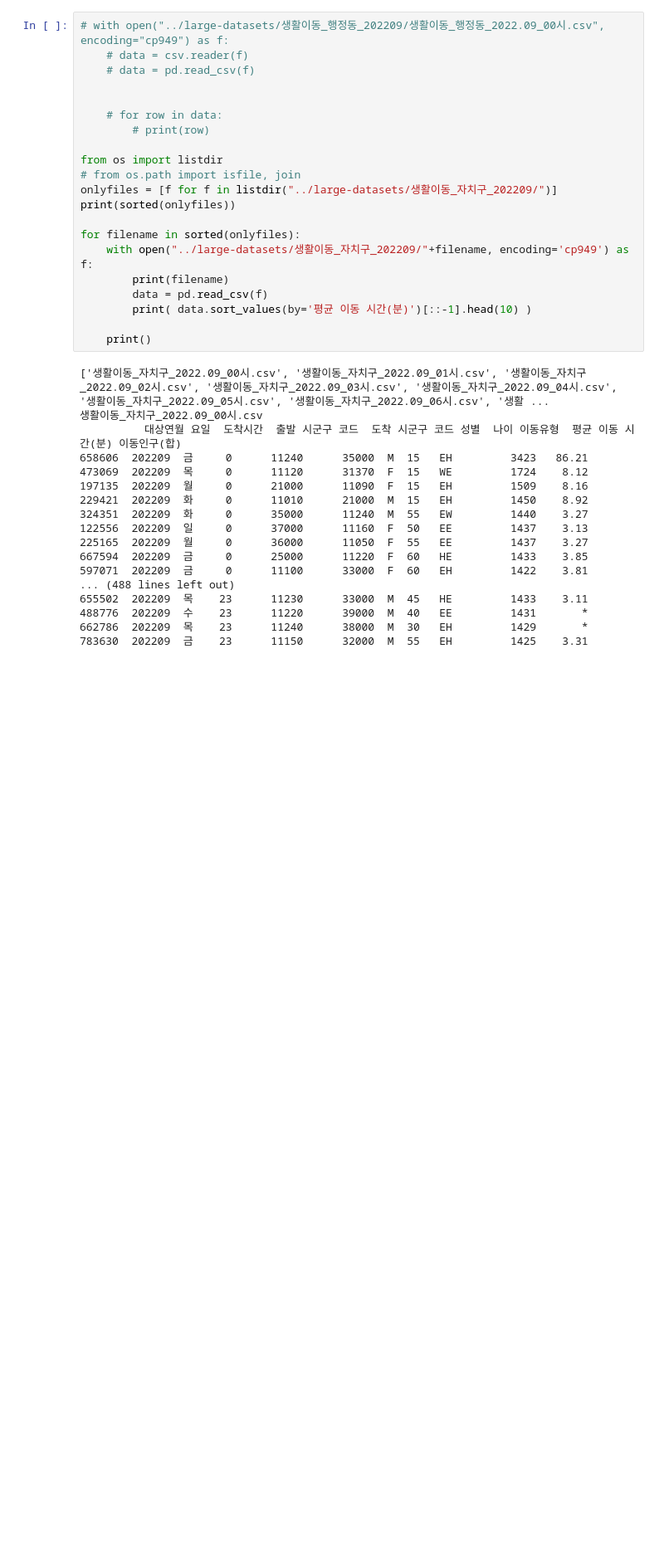
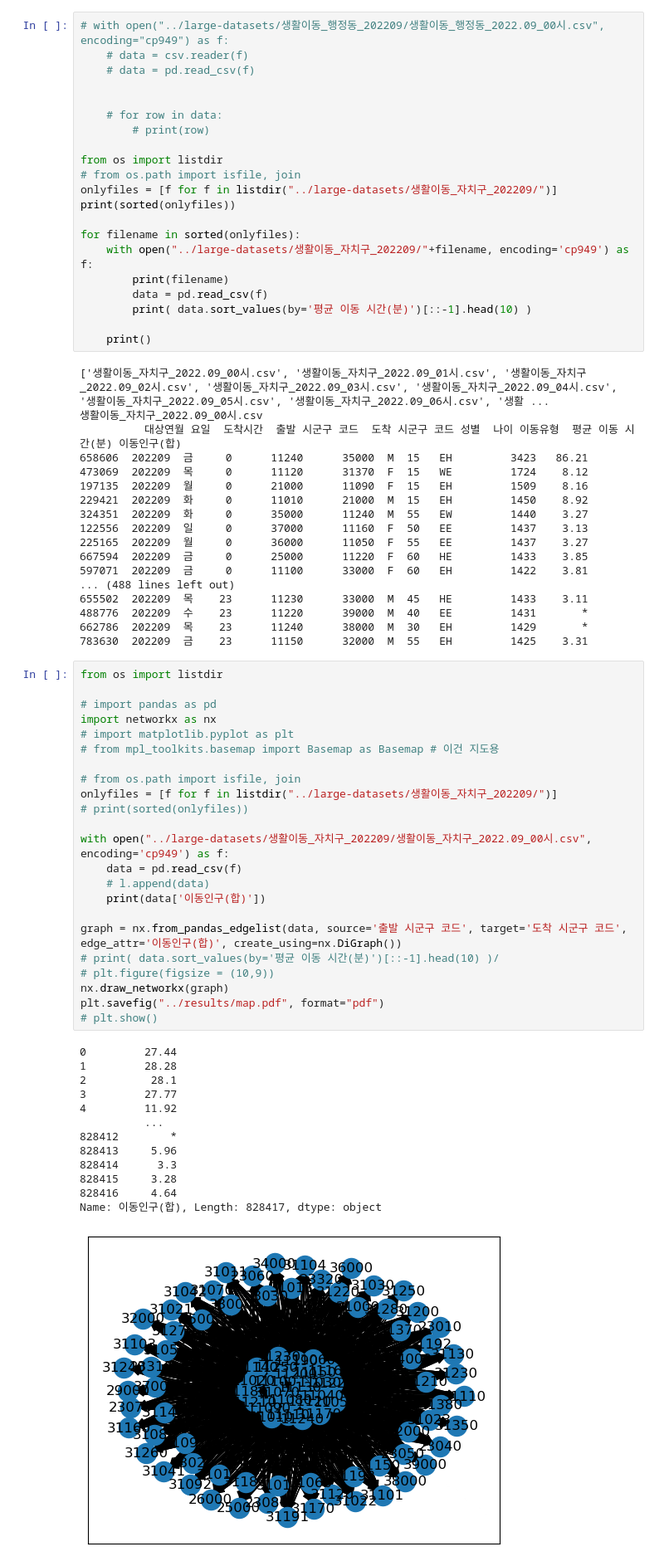
Before and after one commit to dmu-data-anal/data-analysis, a Jupyter notebook: work/Untitled.ipynb, the cells around one changed output. Shown: that part at 83% size. Drawn from its saved outputs; the diff is of its cells as text; blank space fills up the shorter version.

Commit message:
results as pdf

```diff
--- a/work/Untitled.ipynb
+++ b/work/Untitled.ipynb
@@ -47,3 +47,40 @@ for filename in sorted(onlyfiles):
 488776  202209  수    23      11220      39000  M  40   EE         1431       *
 662786  202209  목    23      11240      38000  M  30   EH         1429       *
 783630  202209  금    23      11150      32000  M  55   EH         1425    3.31
+# %%
+from os import listdir
+
+# import pandas as pd
+import networkx as nx
+# import matplotlib.pyplot as plt
+# from mpl_toolkits.basemap import Basemap as Basemap # 이건 지도용
+
+# from os.path import isfile, join
+onlyfiles = [f for f in listdir("../large-datasets/생활이동_자치구_202209/")]
+# print(sorted(onlyfiles))
+
+with open("../large-datasets/생활이동_자치구_202209/생활이동_자치구_2022.09_00시.csv", encoding='cp949') as f:
+    data = pd.read_csv(f)
+    # l.append(data)
+    print(data['이동인구(합)'])
+
+graph = nx.from_pandas_edgelist(data, source='출발 시군구 코드', target='도착 시군구 코드', edge_attr='이동인구(합)', create_using=nx.DiGraph())
+# print( data.sort_values(by='평균 이동 시간(분)')[::-1].head(10) )/
+# plt.figure(figsize = (10,9))
+nx.draw_networkx(graph)
+plt.savefig("../results/map.pdf", format="pdf")
+# plt.show()
+# %% [output]
+0         27.44
+1         28.28
+2          28.1
+3         27.77
+4         11.92
+          ...
+828412        *
+828413     5.96
+828414      3.3
+828415     3.28
+828416     4.64
+Name: 이동인구(합), Length: 828417, dtype: object
+[figure, added]
```
Also changed, not shown: 1 other file.
